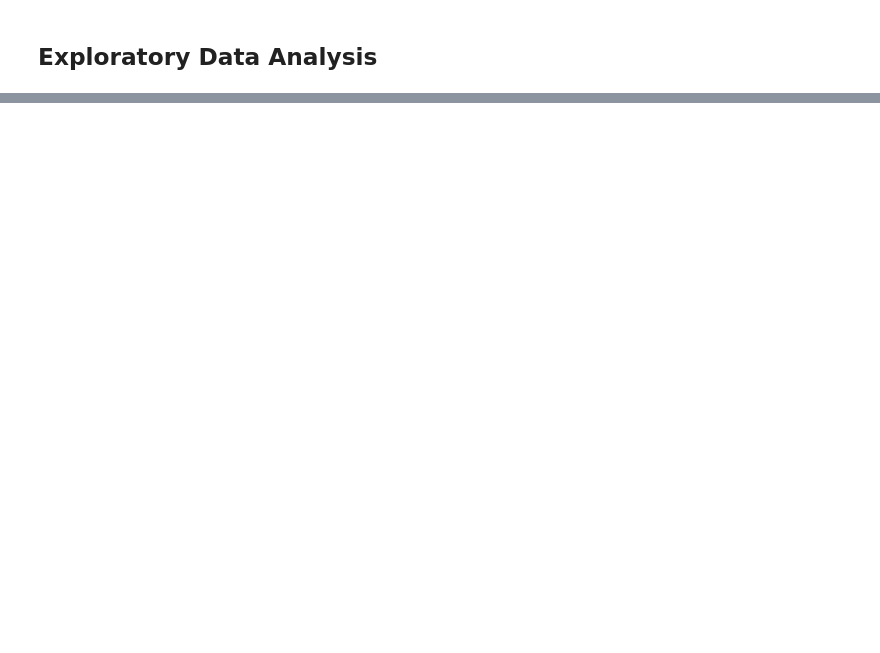
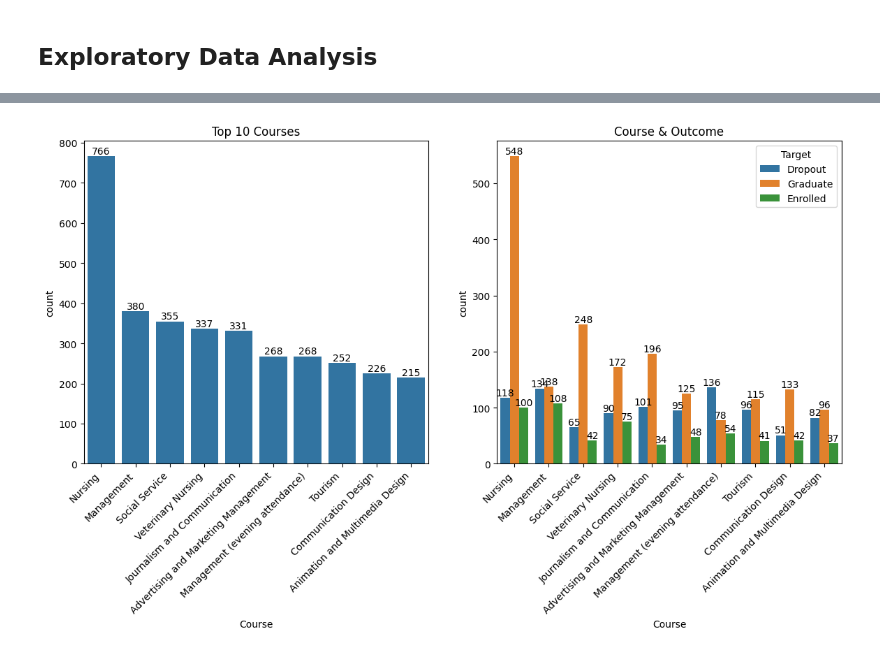
Before and after one commit to AydanKazimzada/predict-students-success, a Jupyter notebook: prediction.ipynb, the cells around one changed output, grey strips where cells are left out. Cells and saved outputs as stored; diff of their text form; code cells hidden in the pictures; blank space fills up the shorter version.

```diff
--- a/prediction.ipynb
+++ b/prediction.ipynb
@@ -202,0 +462,35 @@ Name: count, dtype: int64
+# %%
+course_map = {33:'Biofuel Production Technologies', 171: 'Animation and Multimedia Design', 8014: 'Social Service (evening attendance)' ,
+              9003:'Agronomy', 9070:'Communication Design',9085:'Veterinary Nursing',9119:'Informatics Engineering',
+              9130:'Equinculture', 9147:'Management', 9238:'Social Service', 9254:'Tourism', 9500:'Nursing',9556:'Oral Hygiene',
+              9670:'Advertising and Marketing Management', 9773:'Journalism and Communication',
+              9853:'Basic Education', 9991:'Management (evening attendance)'}
+
+fig, (ax1, ax2) = plt.subplots(1, 2, figsize=(14, 6))
+
+ax1 = sns.countplot(x=df['Course'].map(course_map),
+              order = df['Course'].map(course_map).value_counts().index[:10],
+              ax=ax1)
+
+for c in ax1.containers:
+    ax1.bar_label(c)
+
+ax1.set_xticklabels(ax1.get_xticklabels(), rotation=45, ha='right')
+ax1.set_title('Top 10 Courses')
+
+
+ax2 = sns.countplot(x=df['Course'].map(course_map),
+              order = df['Course'].map(course_map).value_counts().index[:10],
+              hue=df['Target'],
+              ax=ax2)
+
+ax2.set_xticklabels(ax2.get_xticklabels(), rotation=45, ha='right')
+ax2.set_title('Course & Outcome')
+
+for container in ax2.containers:
+    ax2.bar_label(container)
+
+
+plt.show()
+# %% [output]
+[figure, added]
```
Also changed, not shown: parts of 29 cells of this notebook.
